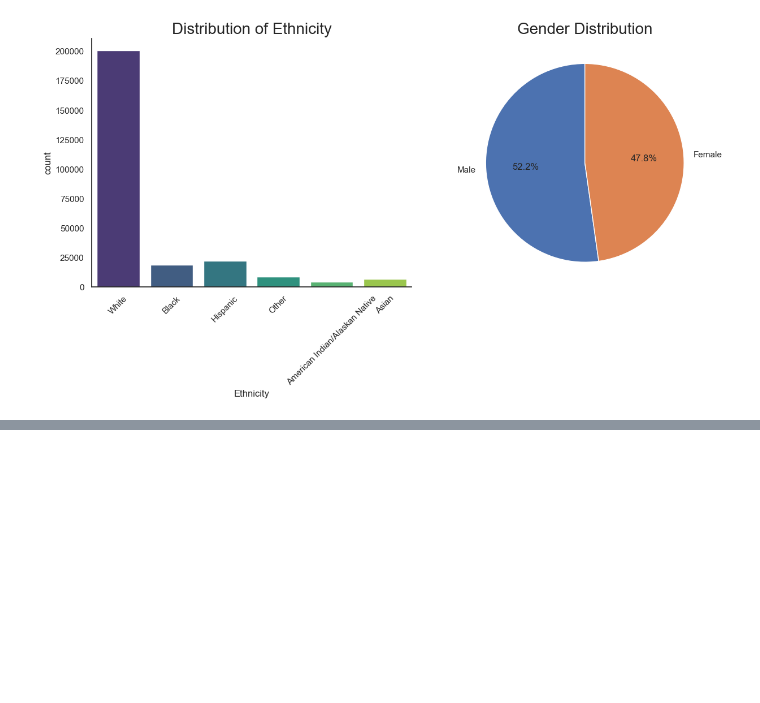
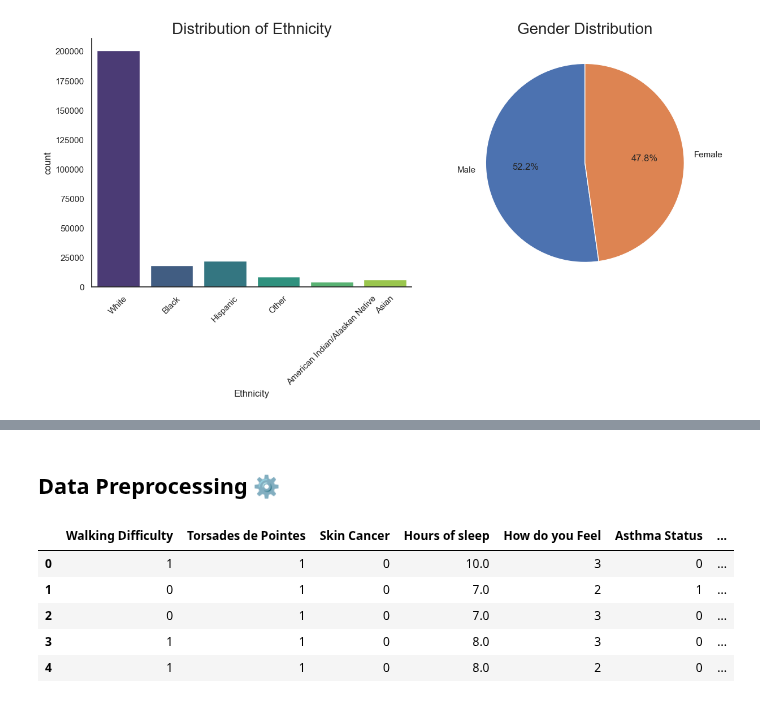
Before and after one commit to Dadd0/AI_MedCare_282401, a Jupyter notebook: main.ipynb, the cells around one changed output, grey strips where cells are left out. Drawn from its saved outputs; the diff is of its cells as text; code cells hidden in the pictures; blank space fills up the shorter version.

Commit message:
AI ethics (ethinicity and gender distribution), bozza iniziale data preprocessing uguale a file trovato da edo :)

```diff
--- a/main.ipynb
+++ b/main.ipynb
@@ -322,0 +342,47 @@ plt.tight_layout()
+# %% [markdown]
+## Data Preprocessing ⚙️
+# %%
+# Data Preprocessing
+
+data = medcenter_df.copy()
+
+how_do_you_feel_mapping = {'Poor': 1, 'Fair': 2, 'Good': 3, 'Very good': 4, 'Excellent': 5}
+data['How do you Feel'] = data['How do you Feel'].map(how_do_you_feel_mapping)
+
+
+
+age_group_mapping = {'18-24': 1, '25-29': 2, '30-34': 3, '35-39': 4, '40-44': 5, '45-49': 6, '50-54': 7, '55-59': 8, '60-64': 9, '65-69': 10, '70-74': 11, '75-79': 12, '80 or older':13}
+data['Age Group'] = data['Age Group'].map(age_group_mapping)
+
+
+
+diabetes_mapping = {'N': 0,
+    'No, pre-diabetes or borderline diabetes': 0,
+    'Yes, but female told only during pregnancy': 1,
+    'Y': 1}
+data['Diabetes'] = data['Diabetes'].map(diabetes_mapping)
+
+
+gender_mapping = {'M': 0, 'F': 1}
+data['Gender'] = data['Gender'].map(gender_mapping)
+
+
+
+ethnicity_mapping = {'White': 0, 'Black or African American': 1, 'Asian': 2, 'American Indian or Alaska Native': 3, 'Native Hawaiian or Other Pacific Islander': 4, 'Other': 5}
+data['Ethnicity'] = data['Ethnicity'].map(ethnicity_mapping)
+
+
+
+binary_columns = ['Walking Difficulty', 'Skin Cancer', 'Torsades de Pointes', 'Asthma Status', 'Do you Exercise', 'Kidney Disease','Is Smoking','History of Stroke', 'How many Drinks per Week']
+
+for column in binary_columns:
+    data[column] = data[column].map({'Y': 1, 'N': 0})
+
+data.head()
+# %% [output]
+|  | Walking Difficulty | Torsades de Pointes | Skin Cancer | Hours of sleep | How do you Feel | Asthma Status | ... |
+| 0 | 1 | 1 | 0 | 10.0 | 3 | 0 | ... |
+| 1 | 0 | 1 | 0 | 7.0 | 2 | 1 | ... |
+| 2 | 0 | 1 | 0 | 7.0 | 3 | 0 | ... |
+| 3 | 1 | 1 | 0 | 8.0 | 3 | 0 | ... |
+| 4 | 1 | 1 | 0 | 8.0 | 2 | 0 | ... |
```
Also changed, not shown: parts of 2 cells of this notebook.
